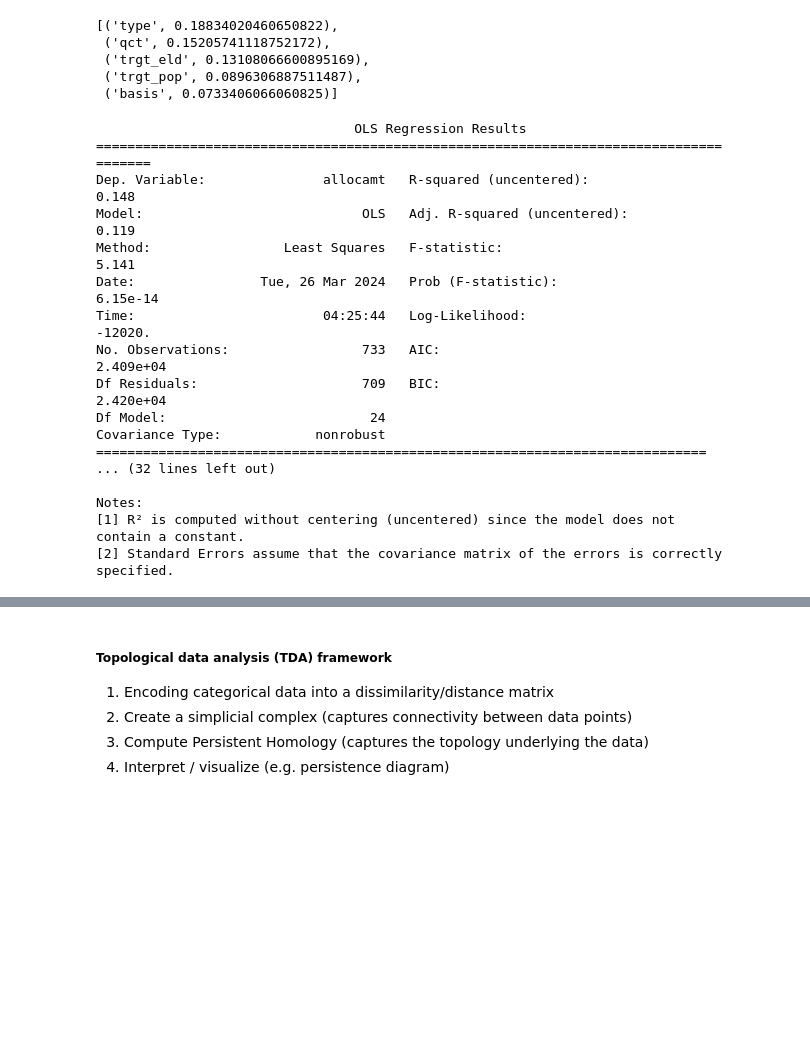
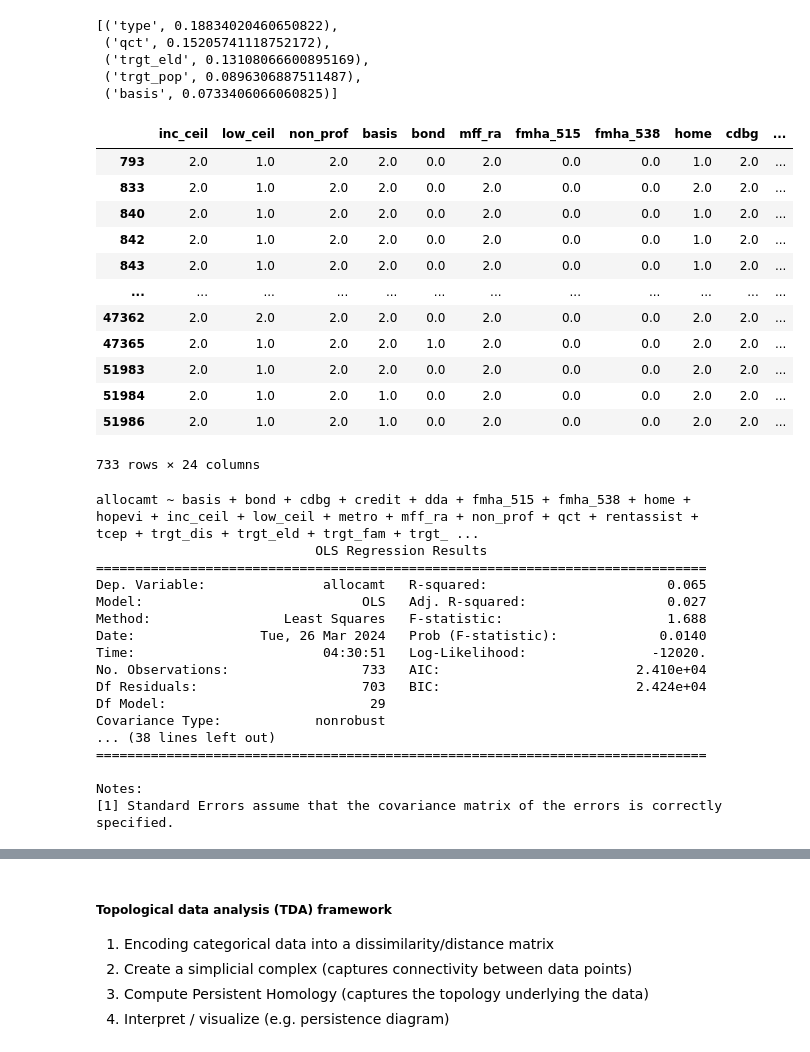
Before and after one commit to pndang/ULI-UCSD-H2H, a Jupyter notebook: LIHTC_analysis/clustering-analysis.ipynb, the cells around one changed output, grey strips where cells are left out. Saved outputs shown, nothing was run; the diff lists cells and outputs as text; code cells hidden in the pictures; blank space fills up the shorter version.

```diff
--- a/LIHTC_analysis/clustering-analysis.ipynb
+++ b/LIHTC_analysis/clustering-analysis.ipynb
@@ -1298,33 +1299,47 @@ rfNTop5Feat
  ('basis', 0.0733406066060825)]
 # %%
 feat
+# %%
+cateDf
+# %% [output]
+|  | inc_ceil | low_ceil | non_prof | basis | bond | mff_ra | fmha_515 | fmha_538 | home | cdbg | ... |
+| 793 | 2.0 | 1.0 | 2.0 | 2.0 | 0.0 | 2.0 | 0.0 | 0.0 | 1.0 | 2.0 | ... |
+| 833 | 2.0 | 1.0 | 2.0 | 2.0 | 0.0 | 2.0 | 0.0 | 0.0 | 2.0 | 2.0 | ... |
+| 840 | 2.0 | 1.0 | 2.0 | 2.0 | 0.0 | 2.0 | 0.0 | 0.0 | 1.0 | 2.0 | ... |
+| 842 | 2.0 | 1.0 | 2.0 | 2.0 | 0.0 | 2.0 | 0.0 | 0.0 | 1.0 | 2.0 | ... |
+| 843 | 2.0 | 1.0 | 2.0 | 2.0 | 0.0 | 2.0 | 0.0 | 0.0 | 1.0 | 2.0 | ... |
+| ... | ... | ... | ... | ... | ... | ... | ... | ... | ... | ... | ... |
+| 47362 | 2.0 | 2.0 | 2.0 | 2.0 | 0.0 | 2.0 | 0.0 | 0.0 | 2.0 | 2.0 | ... |
+| 47365 | 2.0 | 1.0 | 2.0 | 2.0 | 1.0 | 2.0 | 0.0 | 0.0 | 2.0 | 2.0 | ... |
+| 51983 | 2.0 | 1.0 | 2.0 | 2.0 | 0.0 | 2.0 | 0.0 | 0.0 | 2.0 | 2.0 | ... |
+| 51984 | 2.0 | 1.0 | 2.0 | 1.0 | 0.0 | 2.0 | 0.0 | 0.0 | 2.0 | 2.0 | ... |
+| 51986 | 2.0 | 1.0 | 2.0 | 1.0 | 0.0 | 2.0 | 0.0 | 0.0 | 2.0 | 2.0 | ... |
+733 rows × 24 columns
 # %%
 # Try lin reg for value-specific importance
 
-lr = sm.OLS(
-    endog=y,
-    exog=cateDf
-)
+lrDf = cateDf.copy()
+lrDf['allocamt'] = df['allocamt']
 
-lr = lr.fit()
-
-
+formula = 'allocamt ~ ' + ' + '.join(lrDf.columns.difference(['allocamt']))
+print(formula)
+lr = smf.ols(formula, data=lrDf).fit()
 print(lr.summary())
 # %% [output]
-                                 OLS Regression Results
-=======================================================================================
-Dep. Variable:               allocamt   R-squared (uncentered):                   0.148
-Model:                            OLS   Adj. R-squared (uncentered):              0.119
-Method:                 Least Squares   F-statistic:                              5.141
-Date:                Tue, 26 Mar 2024   Prob (F-statistic):                    6.15e-14
-Time:                        04:25:44   Log-Likelihood:                         -12020.
-No. Observations:                 733   AIC:                                  2.409e+04
-Df Residuals:                     709   BIC:                                  2.420e+04
-Df Model:                          24
+allocamt ~ basis + bond + cdbg + credit + dda + fmha_515 + fmha_538 + home + hopevi + inc_ceil + low_ceil + metro + mff_ra + non_prof + qct + rentassist + tcep + trgt_dis + trgt_eld + trgt_fam + trgt_ ...
+                            OLS Regression Results
+==============================================================================
+Dep. Variable:               allocamt   R-squared:                       0.065
+Model:                            OLS   Adj. R-squared:                  0.027
+Method:                 Least Squares   F-statistic:                     1.688
+Date:                Tue, 26 Mar 2024   Prob (F-statistic):             0.0140
+Time:                        04:30:51   Log-Likelihood:                -12020.
+No. Observations:                 733   AIC:                         2.410e+04
+Df Residuals:                     703   BIC:                         2.424e+04
+Df Model:                          29
 Covariance Type:            nonrobust
+... (38 lines left out)
 ==============================================================================
-... (32 lines left out)
 
 Notes:
-[1] R² is computed without centering (uncentered) since the model does not contain a constant.
-[2] Standard Errors assume that the covariance matrix of the errors is correctly specified.
+[1] Standard Errors assume that the covariance matrix of the errors is correctly specified.
```
Also changed, not shown: parts of 2 cells of this notebook.
